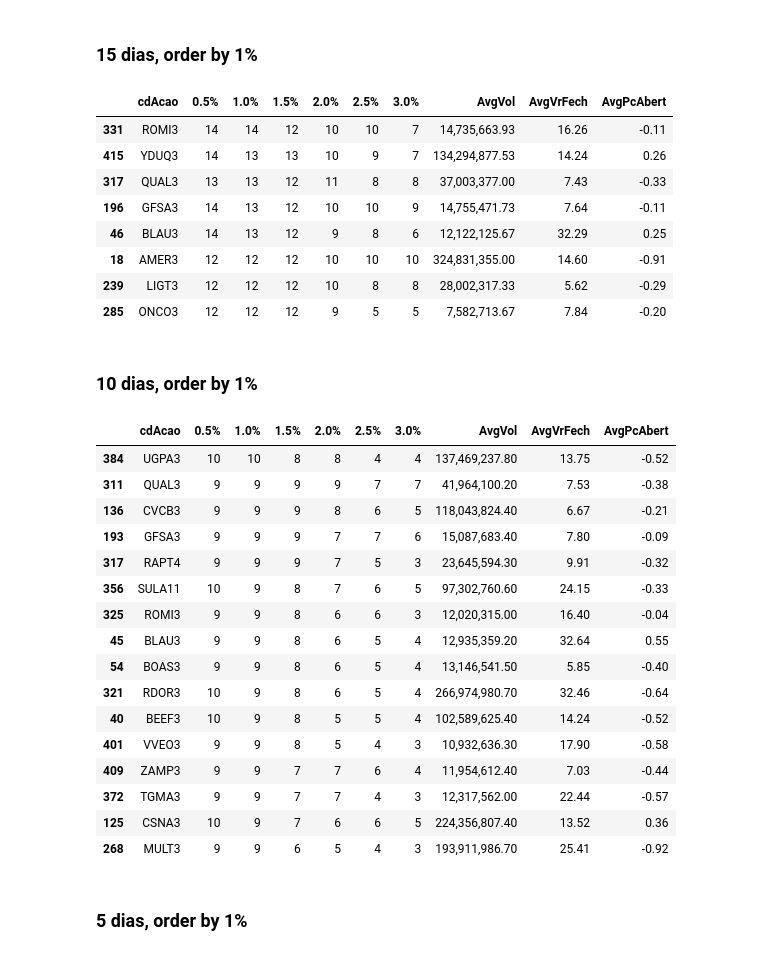
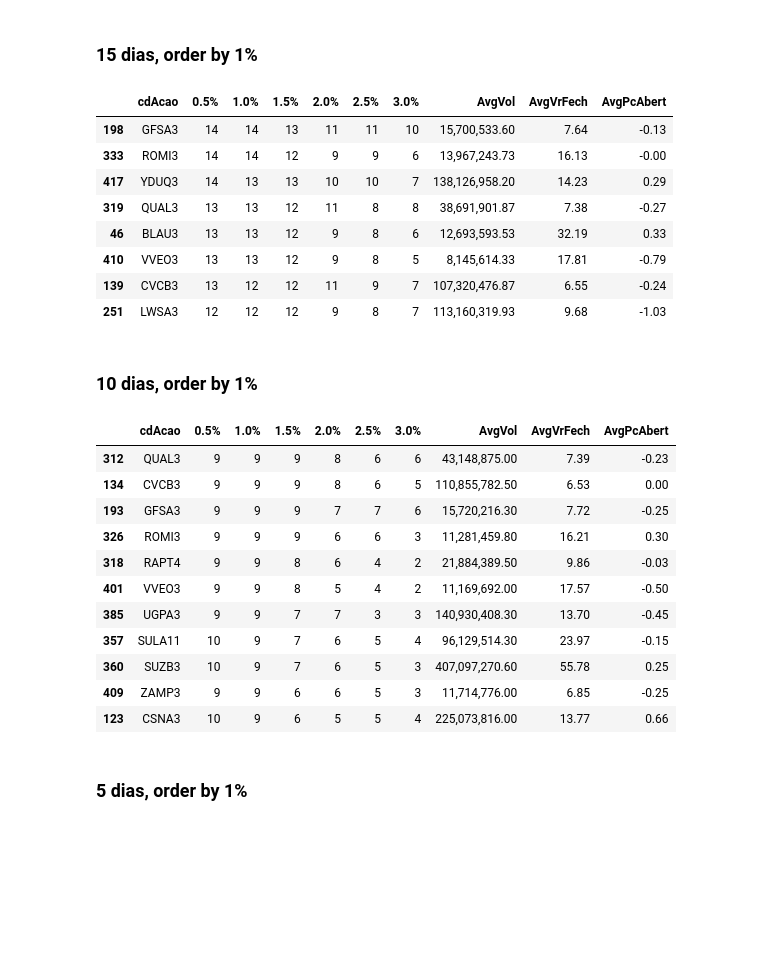
Before and after one commit to alexandre-esmeraldo/StockManager, a Jupyter notebook: StockManager_Processamento.ipynb, the cells around one changed output. Drawn from its saved outputs; the diff is of its cells as text; code cells hidden in the pictures; blank space fills up the shorter version.

```diff
--- a/StockManager_Processamento.ipynb
+++ b/StockManager_Processamento.ipynb
@@ -102,7 +103,7 @@ def condicao30(dfTmp):
 # Exclui header e trailer
 # df = df.drop(df.index[[0, -1]])
 # %%
-def buscaPeriodos(qt_dias):
+def buscaPeriodos(df, qt_dias):
     return df.loc[df["dtPregao"]>=(df.dtPregao.drop_duplicates().sort_values(ascending=False).iloc[qt_dias])].sort_values(["cdAcao", "dtPregao"], ascending=False)
 # %%
 def somatorioPcMaxDia(df_ent, pc, index_name):
@@ -122,10 +116,20 @@ df5d  = buscaPeriodos(4)
 # %%
-df05 = somatorioPcMaxDia(df25d, 0.5, "0.5%")
-df10 = somatorioPcMaxDia(df25d, 1.0, "resultado")
-df15 = somatorioPcMaxDia(df25d, 1.5, "resultado")
-df20 = somatorioPcMaxDia(df25d, 2.0, "resultado")
-df25 = somatorioPcMaxDia(df25d, 2.5, "resultado")
-df30 = somatorioPcMaxDia(df25d, 3.0, "resultado")
-dfVol     = buscaMedia(df25d, "vrVolume", "vol")
-dfVrFech  = buscaMedia(df25d, "vrFech", "vrFech")
-dfPcAbert = buscaMedia(df25d, "pcAbert", "pcAbert")
+def montaDfPeriodos(df_origem, qt_dias):
+    df_dias  = buscaPeriodos(df_origem, qt_dias-1)
+
+    df05 = somatorioPcMaxDia(df_dias, 0.5, "0.5%")
+    df10 = somatorioPcMaxDia(df_dias, 1.0, "resultado")
+    df15 = somatorioPcMaxDia(df_dias, 1.5, "resultado")
+    df20 = somatorioPcMaxDia(df_dias, 2.0, "resultado")
+    df25 = somatorioPcMaxDia(df_dias, 2.5, "resultado")
+    df30 = somatorioPcMaxDia(df_dias, 3.0, "resultado")
+    dfVol     = buscaMedia(df_dias, "vrVolume", "vol")
+    dfVrFech  = buscaMedia(df_dias, "vrFech", "vrFech")
+    dfPcAbert = buscaMedia(df_dias, "pcAbert", "pcAbert")
+
+    df05["1.0%"], df05["1.5%"], df05["2.0%"], df05["2.5%"], df05["3.0%"] , df05["AvgVol"], df05["AvgVrFech"], df05["AvgPcAbert"] = [
+    df10["resultado"],df15["resultado"],df20["resultado"],df25["resultado"],df30["resultado"],dfVol["vol"],dfVrFech["vrFech"],dfPcAbert["pcAbert"]]
+
+    df_result = df05.reset_index(drop=True).sort_values(["1.0%", "1.5%", "2.0%", "2.5%", "3.0%"], ascending=False)
+
+    return df_result
@@ -229,39 +162,36 @@ df05_20d.loc[(df05_20d["AvgVol"] > 6000000) & (df05_20d["1.0%"] >= 17) & (df05_2
 # %% [markdown]
 ### 15 dias, order by 1%
 # %%
-df05_15d.loc[(df05_15d["AvgVol"] > 6000000) & (df05_15d["1.5%"] >= 12) & (df05_15d["AvgVrFech"] > 5)]
+montaDfPeriodos(df, 15).loc[(df_15dias["AvgVol"] > 6000000) &
+                            (df_15dias["1.5%"] >= 12) & (df_15dias["AvgVrFech"] > 5)]
 # %% [output]
 |  | cdAcao | 0.5% | 1.0% | 1.5% | 2.0% | 2.5% | 3.0% | AvgVol | AvgVrFech | AvgPcAbert |
-| 331 | ROMI3 | 14 | 14 | 12 | 10 | 10 | 7 | 14,735,663.93 | 16.26 | -0.11 |
-| 415 | YDUQ3 | 14 | 13 | 13 | 10 | 9 | 7 | 134,294,877.53 | 14.24 | 0.26 |
-| 317 | QUAL3 | 13 | 13 | 12 | 11 | 8 | 8 | 37,003,377.00 | 7.43 | -0.33 |
-| 196 | GFSA3 | 14 | 13 | 12 | 10 | 10 | 9 | 14,755,471.73 | 7.64 | -0.11 |
-| 46 | BLAU3 | 14 | 13 | 12 | 9 | 8 | 6 | 12,122,125.67 | 32.29 | 0.25 |
-| 18 | AMER3 | 12 | 12 | 12 | 10 | 10 | 10 | 324,831,355.00 | 14.60 | -0.91 |
-| 239 | LIGT3 | 12 | 12 | 12 | 10 | 8 | 8 | 28,002,317.33 | 5.62 | -0.29 |
-| 285 | ONCO3 | 12 | 12 | 12 | 9 | 5 | 5 | 7,582,713.67 | 7.84 | -0.20 |
+| 198 | GFSA3 | 14 | 14 | 13 | 11 | 11 | 10 | 15,700,533.60 | 7.64 | -0.13 |
+| 333 | ROMI3 | 14 | 14 | 12 | 9 | 9 | 6 | 13,967,243.73 | 16.13 | -0.00 |
+| 417 | YDUQ3 | 14 | 13 | 13 | 10 | 10 | 7 | 138,126,958.20 | 14.23 | 0.29 |
+| 319 | QUAL3 | 13 | 13 | 12 | 11 | 8 | 8 | 38,691,901.87 | 7.38 | -0.27 |
+| 46 | BLAU3 | 13 | 13 | 12 | 9 | 8 | 6 | 12,693,593.53 | 32.19 | 0.33 |
+| 410 | VVEO3 | 13 | 13 | 12 | 9 | 8 | 5 | 8,145,614.33 | 17.81 | -0.79 |
+| 139 | CVCB3 | 13 | 12 | 12 | 11 | 9 | 7 | 107,320,476.87 | 6.55 | -0.24 |
+| 251 | LWSA3 | 12 | 12 | 12 | 9 | 8 | 7 | 113,160,319.93 | 9.68 | -1.03 |
 # %% [markdown]
 ### 10 dias, order by 1%
 # %%
-df05_10d.loc[(df05_10d["AvgVol"] > 6000000) & (df05_10d["1.0%"] >= 9) & (df05_10d["AvgVrFech"] > 5)]
+montaDfPeriodos(df, 10).loc[(df_10dias["AvgVol"] > 6000000) &
+                            (df_10dias["1.0%"] >= 9) & (df_10dias["AvgVrFech"] > 5)]
 # %% [output]
 |  | cdAcao | 0.5% | 1.0% | 1.5% | 2.0% | 2.5% | 3.0% | AvgVol | AvgVrFech | AvgPcAbert |
-| 384 | UGPA3 | 10 | 10 | 8 | 8 | 4 | 4 | 137,469,237.80 | 13.75 | -0.52 |
-| 311 | QUAL3 | 9 | 9 | 9 | 9 | 7 | 7 | 41,964,100.20 | 7.53 | -0.38 |
-| 136 | CVCB3 | 9 | 9 | 9 | 8 | 6 | 5 | 118,043,824.40 | 6.67 | -0.21 |
-| 193 | GFSA3 | 9 | 9 | 9 | 7 | 7 | 6 | 15,087,683.40 | 7.80 | -0.09 |
-| 317 | RAPT4 | 9 | 9 | 9 | 7 | 5 | 3 | 23,645,594.30 | 9.91 | -0.32 |
-| 356 | SULA11 | 10 | 9 | 8 | 7 | 6 | 5 | 97,302,760.60 | 24.15 | -0.33 |
-| 325 | ROMI3 | 9 | 9 | 8 | 6 | 6 | 3 | 12,020,315.00 | 16.40 | -0.04 |
-| 45 | BLAU3 | 9 | 9 | 8 | 6 | 5 | 4 | 12,935,359.20 | 32.64 | 0.55 |
-| 54 | BOAS3 | 9 | 9 | 8 | 6 | 5 | 4 | 13,146,541.50 | 5.85 | -0.40 |
-| 321 | RDOR3 | 10 | 9 | 8 | 6 | 5 | 4 | 266,974,980.70 | 32.46 | -0.64 |
-| 40 | BEEF3 | 10 | 9 | 8 | 5 | 5 | 4 | 102,589,625.40 | 14.24 | -0.52 |
-| 401 | VVEO3 | 9 | 9 | 8 | 5 | 4 | 3 | 10,932,636.30 | 17.90 | -0.58 |
-| 409 | ZAMP3 | 9 | 9 | 7 | 7 | 6 | 4 | 11,954,612.40 | 7.03 | -0.44 |
-| 372 | TGMA3 | 9 | 9 | 7 | 7 | 4 | 3 | 12,317,562.00 | 22.44 | -0.57 |
-| 125 | CSNA3 | 10 | 9 | 7 | 6 | 6 | 5 | 224,356,807.40 | 13.52 | 0.36 |
-| 268 | MULT3 | 9 | 9 | 6 | 5 | 4 | 3 | 193,911,986.70 | 25.41 | -0.92 |
+| 312 | QUAL3 | 9 | 9 | 9 | 8 | 6 | 6 | 43,148,875.00 | 7.39 | -0.23 |
+| 134 | CVCB3 | 9 | 9 | 9 | 8 | 6 | 5 | 110,855,782.50 | 6.53 | 0.00 |
+| 193 | GFSA3 | 9 | 9 | 9 | 7 | 7 | 6 | 15,720,216.30 | 7.72 | -0.25 |
+| 326 | ROMI3 | 9 | 9 | 9 | 6 | 6 | 3 | 11,281,459.80 | 16.21 | 0.30 |
+| 318 | RAPT4 | 9 | 9 | 8 | 6 | 4 | 2 | 21,884,389.50 | 9.86 | -0.03 |
+| 401 | VVEO3 | 9 | 9 | 8 | 5 | 4 | 2 | 11,169,692.00 | 17.57 | -0.50 |
+| 385 | UGPA3 | 9 | 9 | 7 | 7 | 3 | 3 | 140,930,408.30 | 13.70 | -0.45 |
+| 357 | SULA11 | 10 | 9 | 7 | 6 | 5 | 4 | 96,129,514.30 | 23.97 | -0.15 |
+| 360 | SUZB3 | 10 | 9 | 7 | 6 | 5 | 3 | 407,097,270.60 | 55.78 | 0.25 |
+| 409 | ZAMP3 | 9 | 9 | 6 | 6 | 5 | 3 | 11,714,776.00 | 6.85 | -0.25 |
+| 123 | CSNA3 | 10 | 9 | 6 | 5 | 5 | 4 | 225,073,816.00 | 13.77 | 0.66 |
 # %% [markdown]
 ### 5 dias, order by 1%
 # %%
```
Also changed, not shown: parts of 20 cells of this notebook.
